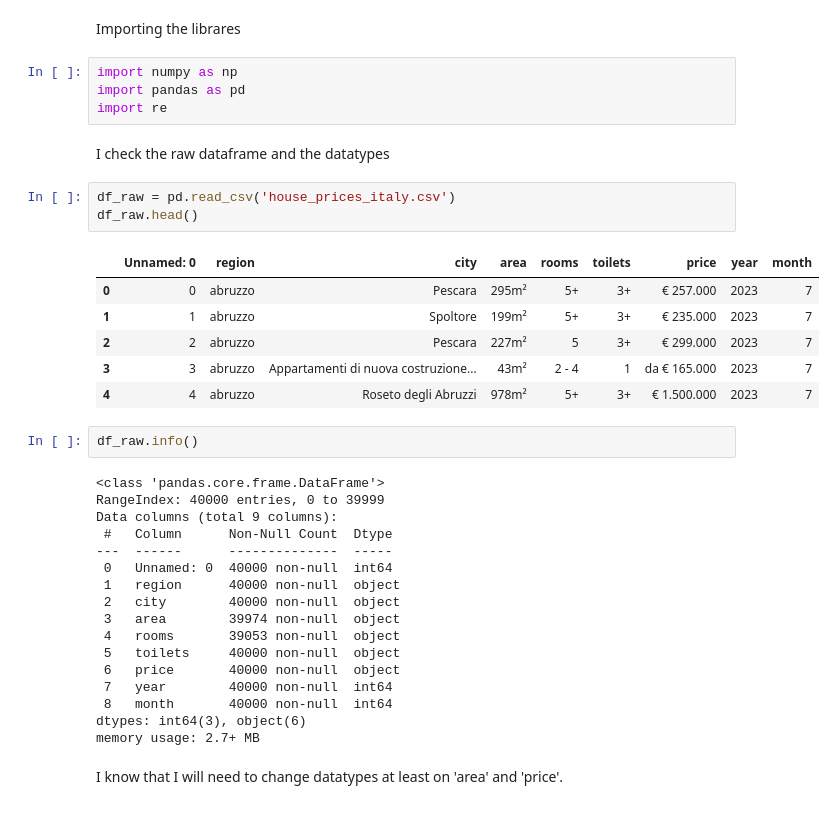
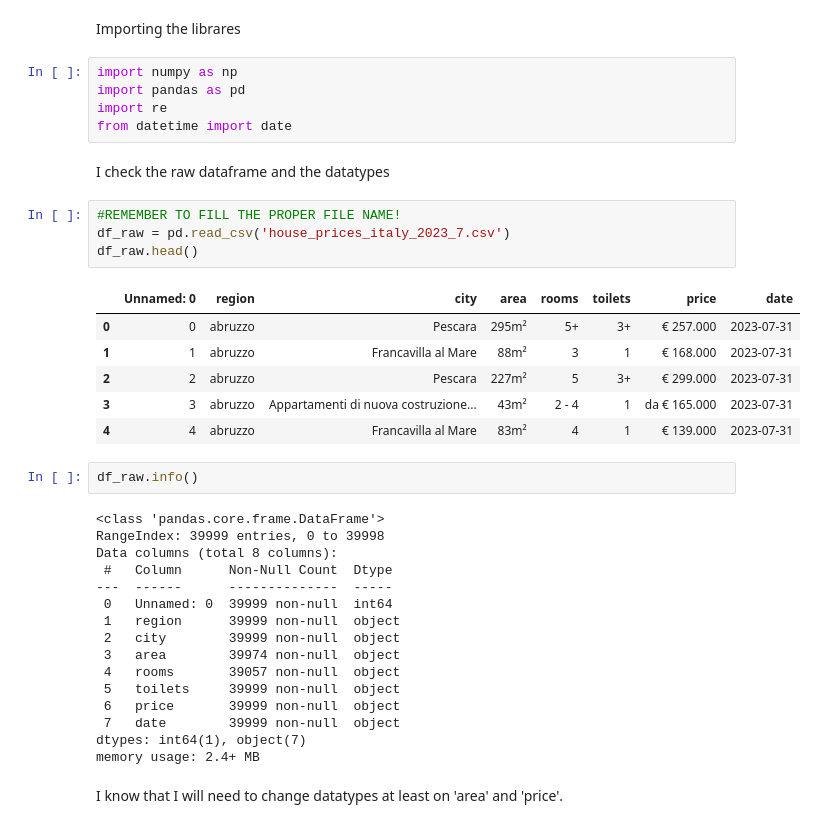
Before and after one commit to andrea-bavetta/3_Webscraping-realestate, a Jupyter notebook: Immobiliare_datacleaning.ipynb, the cells around one changed output. Cells and saved outputs as stored; diff of their text form.

```diff
--- a/Immobiliare_datacleaning.ipynb
+++ b/Immobiliare_datacleaning.ipynb
@@ -6,37 +6,38 @@ Importing the librares
 import numpy as np
 import pandas as pd
 import re
+from datetime import date
 # %% [markdown]
 I check the raw dataframe and the datatypes
 # %%
-df_raw = pd.read_csv('house_prices_italy.csv')
+#REMEMBER TO FILL THE PROPER FILE NAME!
+df_raw = pd.read_csv('house_prices_italy_2023_7.csv')
 df_raw.head()
 # %% [output]
-|  | Unnamed: 0 | region | city | area | rooms | toilets | price | year | month |
-| 0 | 0 | abruzzo | Pescara | 295m² | 5+ | 3+ | € 257.000 | 2023 | 7 |
-| 1 | 1 | abruzzo | Spoltore | 199m² | 5+ | 3+ | € 235.000 | 2023 | 7 |
-| 2 | 2 | abruzzo | Pescara | 227m² | 5 | 3+ | € 299.000 | 2023 | 7 |
-| 3 | 3 | abruzzo | Appartamenti di nuova costruzione... | 43m² | 2 - 4 | 1 | da € 165.000 | 2023 | 7 |
-| 4 | 4 | abruzzo | Roseto degli Abruzzi | 978m² | 5+ | 3+ | € 1.500.000 | 2023 | 7 |
+|  | Unnamed: 0 | region | city | area | rooms | toilets | price | date |
+| 0 | 0 | abruzzo | Pescara | 295m² | 5+ | 3+ | € 257.000 | 2023-07-31 |
+| 1 | 1 | abruzzo | Francavilla al Mare | 88m² | 3 | 1 | € 168.000 | 2023-07-31 |
+| 2 | 2 | abruzzo | Pescara | 227m² | 5 | 3+ | € 299.000 | 2023-07-31 |
+| 3 | 3 | abruzzo | Appartamenti di nuova costruzione... | 43m² | 2 - 4 | 1 | da € 165.000 | 2023-07-31 |
+| 4 | 4 | abruzzo | Francavilla al Mare | 83m² | 4 | 1 | € 139.000 | 2023-07-31 |
 # %%
 df_raw.info()
 # %% [output]
 <class 'pandas.core.frame.DataFrame'>
-RangeIndex: 40000 entries, 0 to 39999
-Data columns (total 9 columns):
+RangeIndex: 39999 entries, 0 to 39998
+Data columns (total 8 columns):
  #   Column      Non-Null Count  Dtype
 ---  ------      --------------  -----
- 0   Unnamed: 0  40000 non-null  int64
- 1   region      40000 non-null  object
- 2   city        40000 non-null  object
+ 0   Unnamed: 0  39999 non-null  int64
+ 1   region      39999 non-null  object
+ 2   city        39999 non-null  object
  3   area        39974 non-null  object
- 4   rooms       39053 non-null  object
- 5   toilets     40000 non-null  object
- 6   price       40000 non-null  object
- 7   year        40000 non-null  int64
- 8   month       40000 non-null  int64
-dtypes: int64(3), object(6)
-memory usage: 2.7+ MB
+ 4   rooms       39057 non-null  object
+ 5   toilets     39999 non-null  object
+ 6   price       39999 non-null  object
+ 7   date        39999 non-null  object
+dtypes: int64(1), object(7)
+memory usage: 2.4+ MB
 # %% [markdown]
 I know that I will need to change datatypes at least on 'area' and 'price'.
 # %% [markdown]
```
Also changed, not shown: parts of 11 cells of this notebook, 3 other files.
